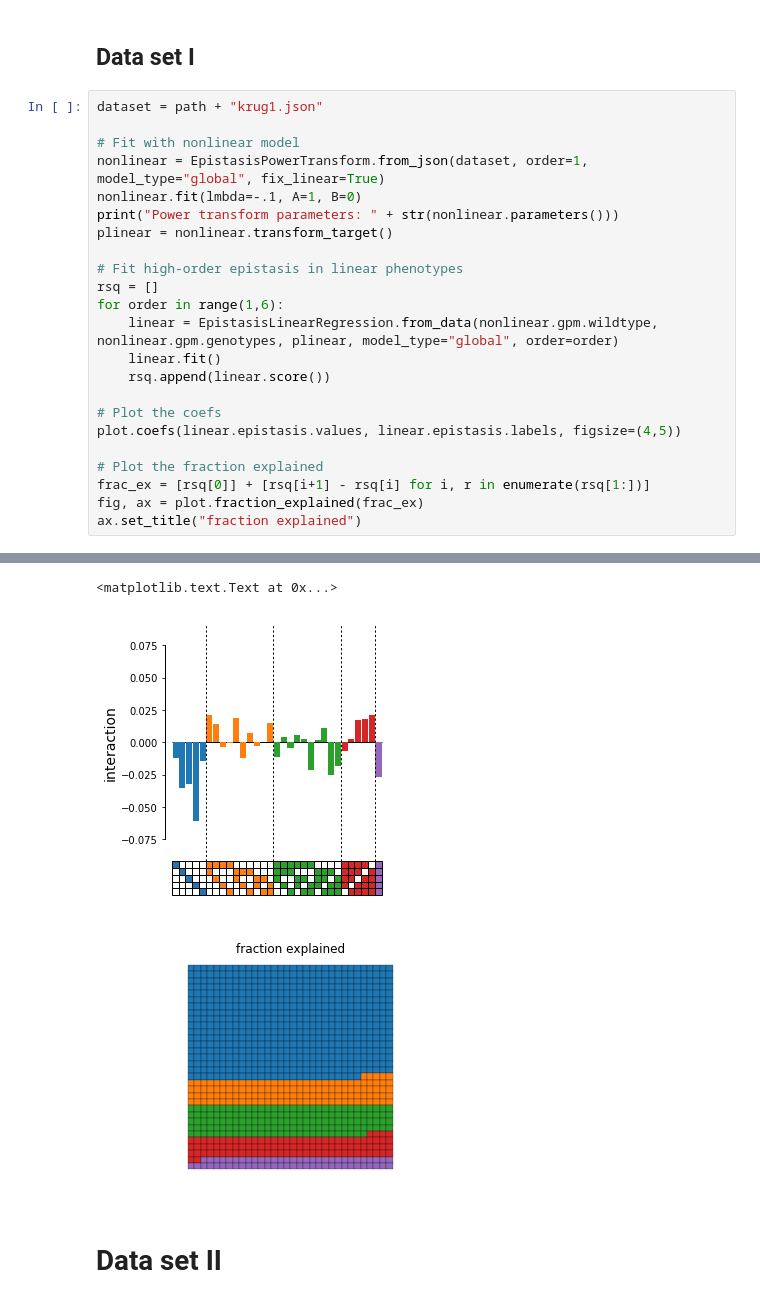
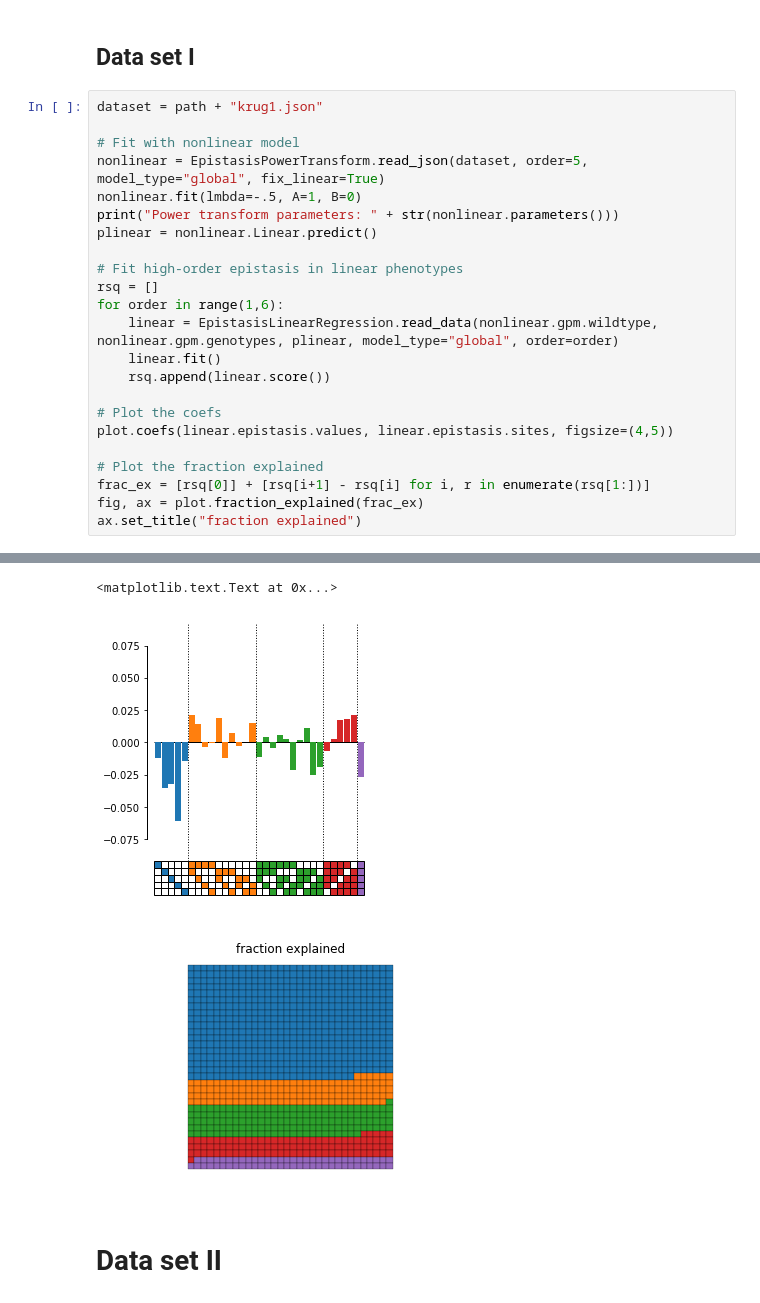
Before and after one commit to harmslab/notebooks-nonlinear-high-order-epistasis, a Jupyter notebook: figures-notebooks/figure-05.ipynb, the cells around one changed output, grey strips where cells are left out. Cells and saved outputs as stored; diff of their text form.

Commit message:
update figure-05

```diff
--- a/figures-notebooks/figure-05.ipynb
+++ b/figures-notebooks/figure-05.ipynb
@@ -17,20 +17,20 @@ path = "../datasets/"
 dataset = path + "krug1.json"
 
 # Fit with nonlinear model
-nonlinear = EpistasisPowerTransform.from_json(dataset, order=1, model_type="global", fix_linear=True)
-nonlinear.fit(lmbda=-.1, A=1, B=0)
+nonlinear = EpistasisPowerTransform.read_json(dataset, order=5, model_type="global", fix_linear=True)
+nonlinear.fit(lmbda=-.5, A=1, B=0)
 print("Power transform parameters: " + str(nonlinear.parameters()))
-plinear = nonlinear.transform_target()
+plinear = nonlinear.Linear.predict()
 
 # Fit high-order epistasis in linear phenotypes
 rsq = []
 for order in range(1,6):
-    linear = EpistasisLinearRegression.from_data(nonlinear.gpm.wildtype, nonlinear.gpm.genotypes, plinear, model_type="global", order=order)
+    linear = EpistasisLinearRegression.read_data(nonlinear.gpm.wildtype, nonlinear.gpm.genotypes, plinear, model_type="global", order=order)
     linear.fit()
     rsq.append(linear.score())
 
 # Plot the coefs
-plot.coefs(linear.epistasis.values, linear.epistasis.labels, figsize=(4,5))
+plot.coefs(linear.epistasis.values, linear.epistasis.sites, figsize=(4,5))
 
 # Plot the fraction explained
 frac_ex = [rsq[0]] + [rsq[i+1] - rsq[i] for i, r in enumerate(rsq[1:])]
@@ -41,6 +46,6 @@ Power transform parameters: {'A': 0.68199946231120867, 'lmbda': -4.2746458163945
 <matplotlib.text.Text at 0x...>
-[figure, old version]
+[figure, new version]
-[figure, old version]
+[figure, new version]
 # %% [markdown]
 # Data set II
 # %%
```
Also changed, not shown: parts of 4 cells of this notebook.
